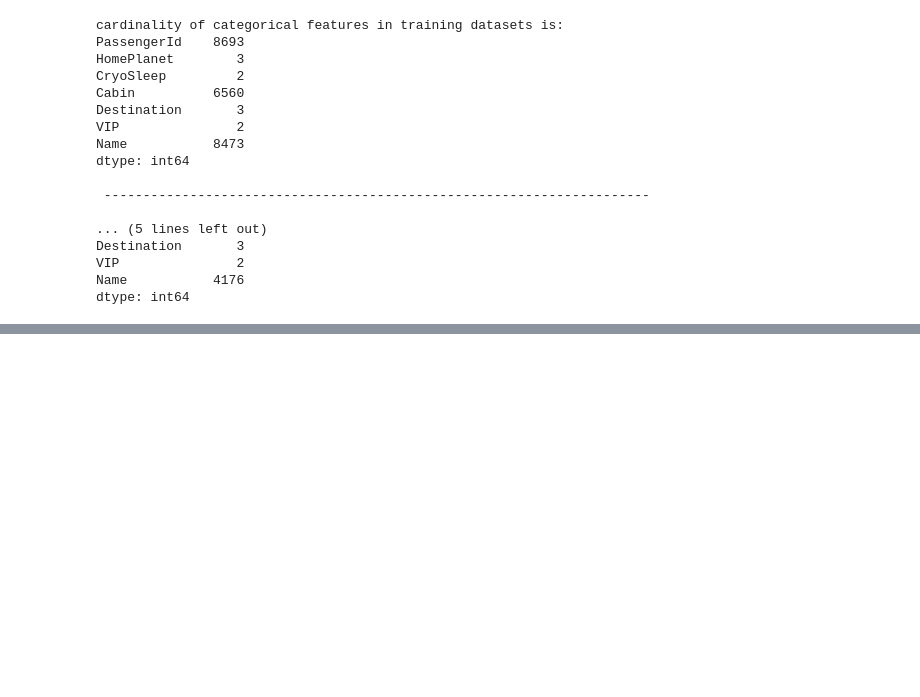
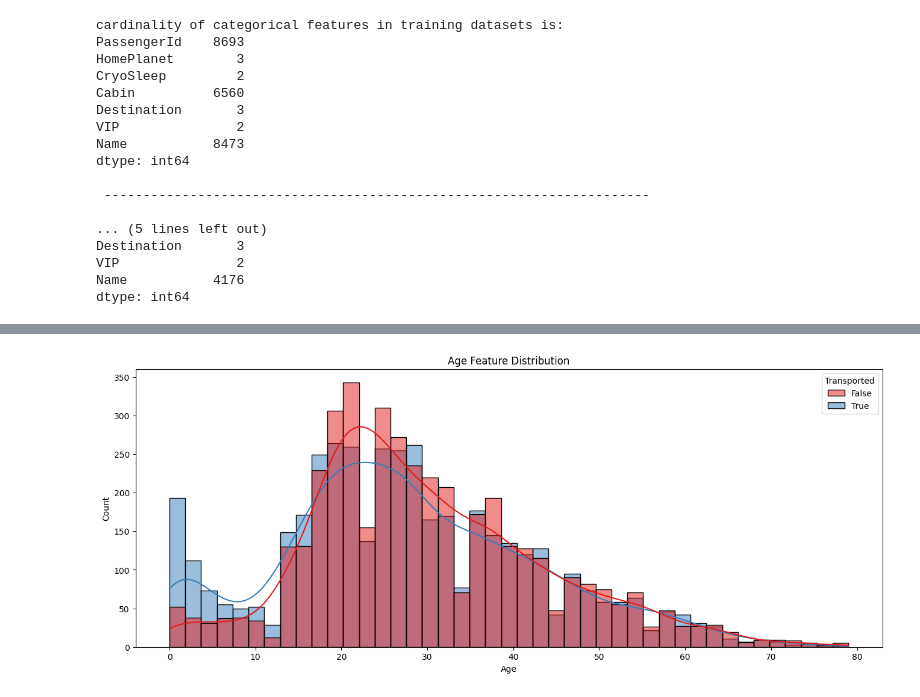
Before and after one commit to sophieporton/spaceship_titanic, a Jupyter notebook: EDA.ipynb, the cells around one changed output, grey strips where cells are left out. Drawn from its saved outputs; the diff is of its cells as text; code cells hidden in the pictures; blank space fills up the shorter version.

```diff
--- a/EDA.ipynb
+++ b/EDA.ipynb
@@ -133,0 +148,13 @@ dtype: int64
+# %%
+#visualising age feature
+
+plt.figure(figsize=(16,6))
+sns.histplot(x=train_raw["Age"],hue="Transported",data=train_raw,kde=True,palette="Set1") #KDE depicts the probability density function of the continuous or non-parametric data variables
+plt.title("Age Feature Distribution");
+
+#Ages 0-18, more likely to be transported
+#18-40 more likely to not be transported
+#sinilar likelihood from age 4 plus
+#most passengers are aged between 18-32
+# %% [output]
+[figure, added]
```
Also changed, not shown: parts of 5 cells of this notebook.
